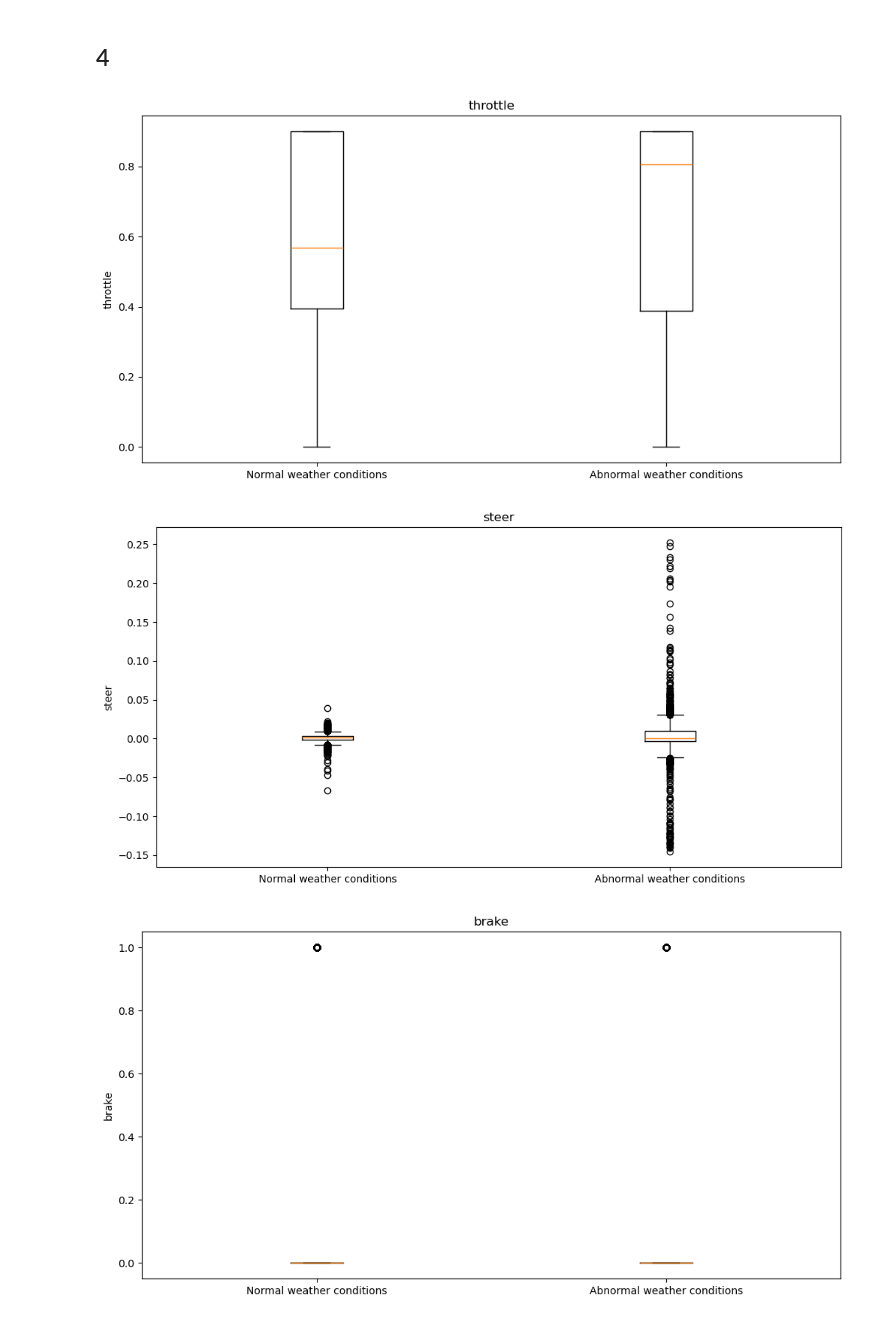
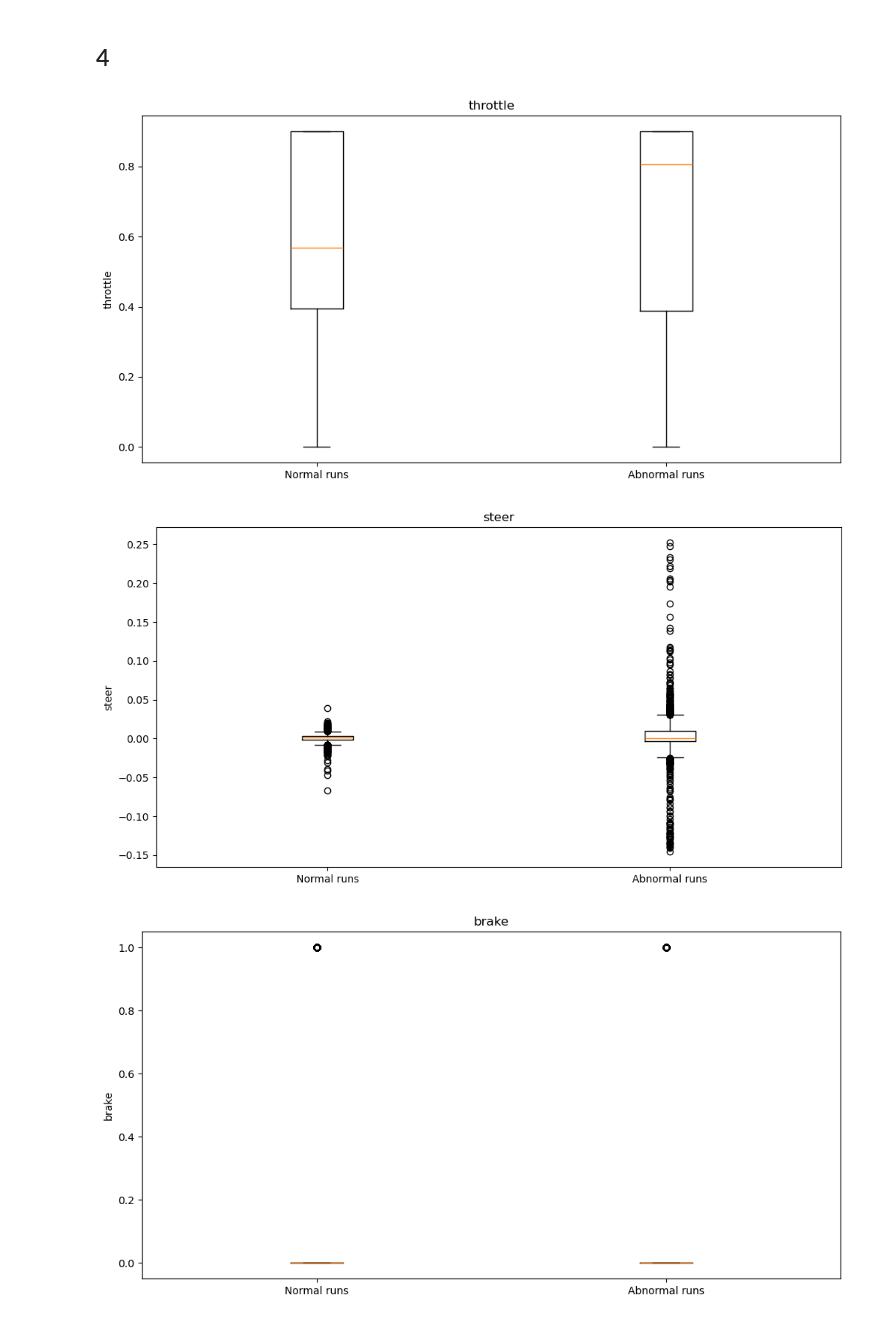
Before and after one commit to kvasu2/ece471mp1, a Jupyter notebook: project.ipynb, the cells around one changed output. Saved outputs shown, nothing was run; the diff lists cells and outputs as text; code cells hidden in the pictures.

```diff
--- a/project.ipynb
+++ b/project.ipynb
@@ -228,19 +228,19 @@ Another abnormal run is the night run at clear weather. There is much more steer
 # %%
 items_to_plot = [("ctl","throttle"), ("ctl","steer"), ("ctl","brake"),("cvip","cvip"), ("traj","x"), ("traj","y"), ("traj","v")]
 
 normal_weather = [ "clear-noon", "clear-sunset","haze-noon", "haze-sunset"]
 abnormal_weather = ["clear-night", "rain-noon"]
 
 for item in items_to_plot:
     plt.figure(figsize=(12, 6))
 
     normal = pd.concat([dataset[w][item[0]][item[1]] for w in normal_weather])
     abnormal = pd.concat([dataset[w][item[0]][item[1]] for w in abnormal_weather])
-    plt.boxplot([normal, abnormal], labels=["Normal weather conditions", "Abnormal weather conditions"])
+    plt.boxplot([normal, abnormal], labels=["Normal runs", "Abnormal runs"])
     plt.title(f"{item[1]}")
     plt.ylabel(item[1])
     plt.show()
 # %% [output]
-[figure, old version]
+[figure, new version]
-[figure, old version]
+[figure, new version]
-[figure, old version]
+[figure, new version]
```
Also changed, not shown: parts of 1 cell of this notebook.
